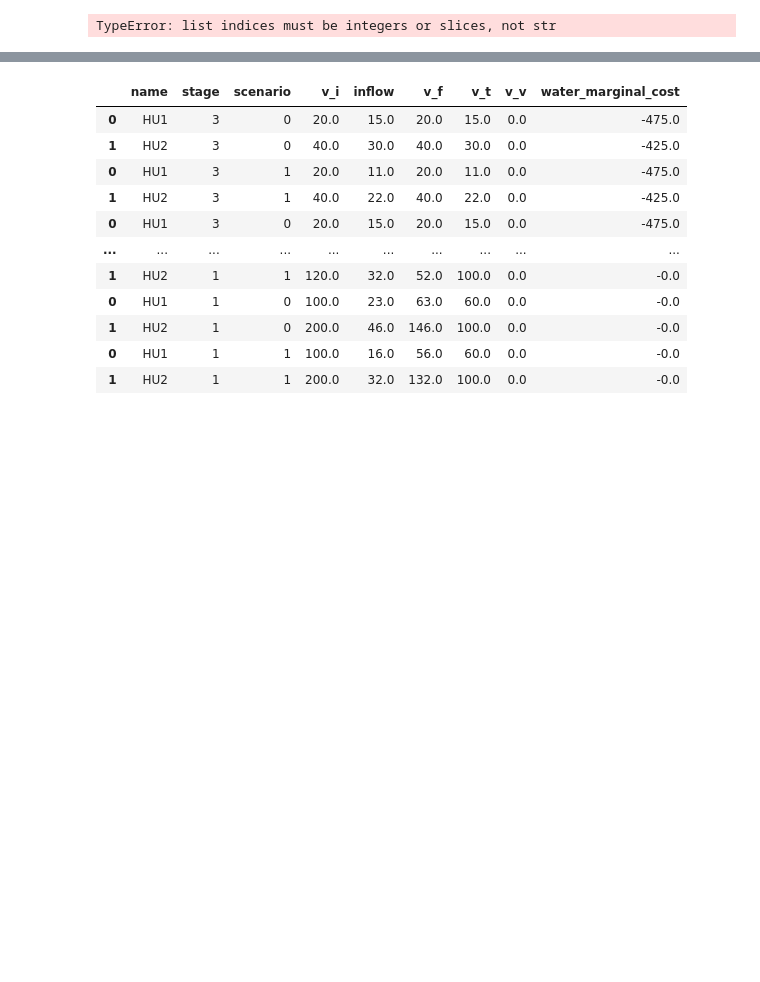
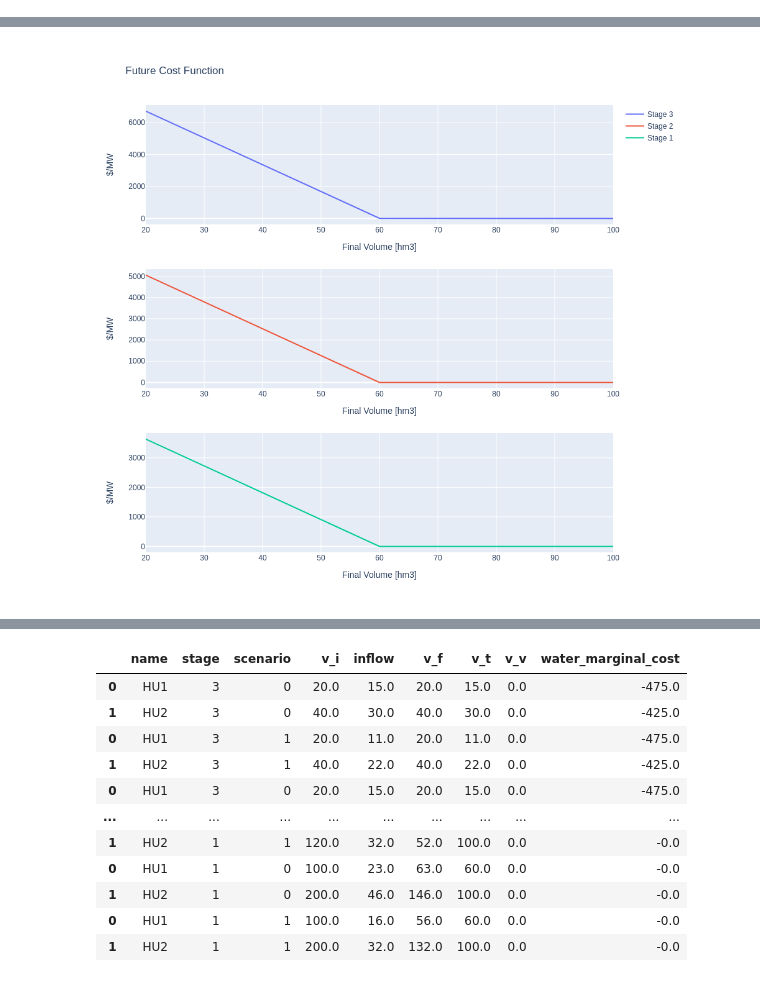
Before and after one commit to ettoreaquino/powersddp, a Jupyter notebook: Notebook.ipynb, the cells around one changed output, grey strips where cells are left out. Drawn from its saved outputs; the diff is of its cells as text; code cells hidden in the pictures; blank space fills up the shorter version.

```diff
--- a/Notebook.ipynb
+++ b/Notebook.ipynb
@@ -5,6 +5,5 @@ import powersddp as psddp
 
 System = psddp.PowerSystem(path='systems-data/system.yml')
 # %%
-teste, teste2 = System.dispatch(solver='sdp', plot=True)
+teste = System.dispatch(solver='sdp', plot=True)
 # %% [output]
-TypeError: list indices must be integers or slices, not str
@@ -11 +11,2 @@ TypeError: list indices must be integers or slices, not str
+[figure, added]
 # %%
```
Also changed, not shown: parts of 2 cells of this notebook, 7 other files.
